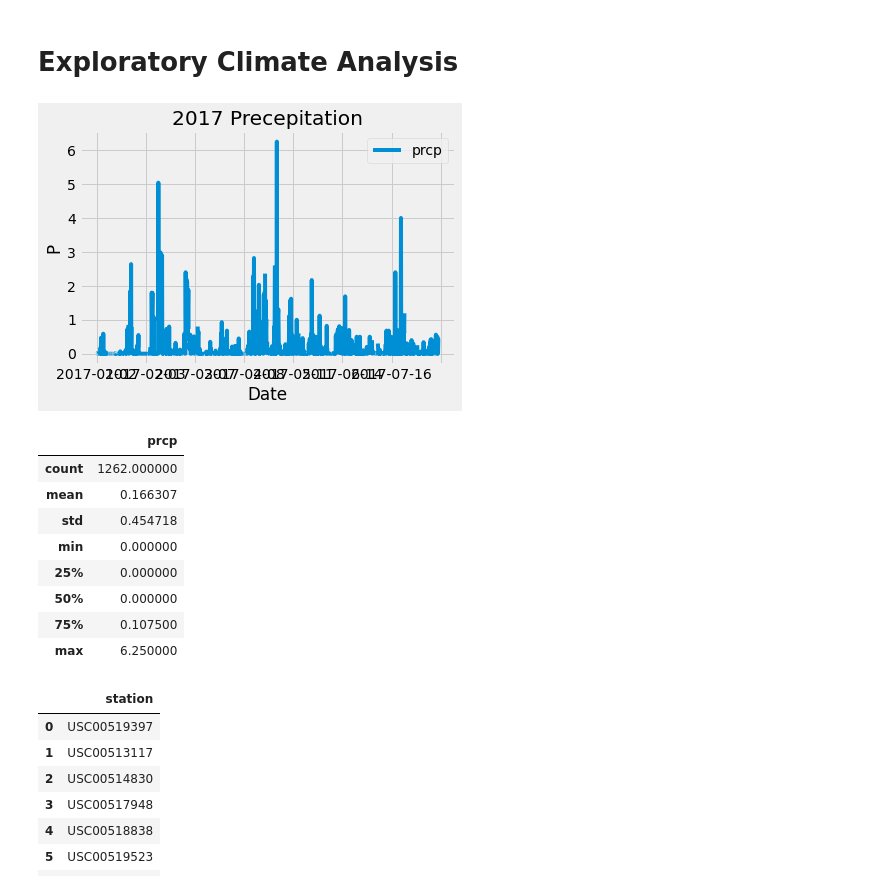
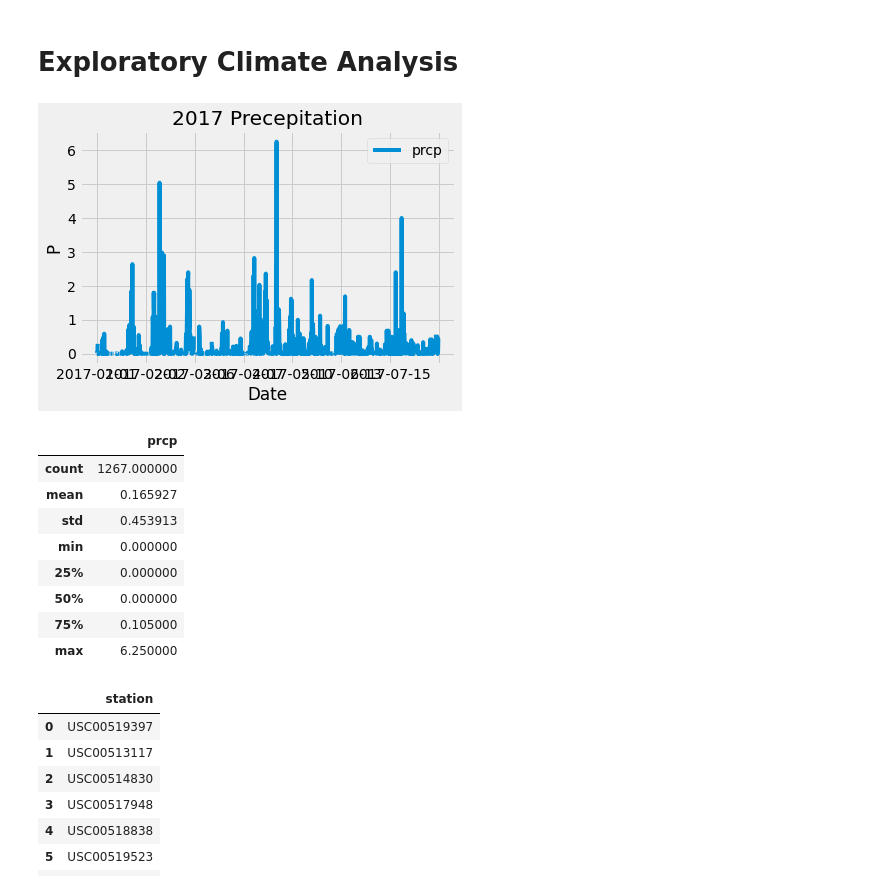
Before and after one commit to npipkins/HW10-SQLalchemy-challenge, a Jupyter notebook: climate_starter.ipynb, the cells around one changed output. Saved outputs shown, nothing was run; the diff lists cells and outputs as text; code cells hidden in the pictures.

```diff
--- a/climate_starter.ipynb
+++ b/climate_starter.ipynb
@@ -44,39 +44,39 @@ Session = create_session(bind = engine)
 # %%
 # Design a query to retrieve the last 12 months of precipitation data and plot the results
 # engine.execute("select * from measurement where date >= '2016-01-01'").fetchall()
 
 # Calculate the date 1 year ago from the last data point in the database
 
 # Perform a query to retrieve the data and precipitation scores
-x = Session.query(Measurement.date, Measurement.prcp).filter(Measurement.date > '2017-01-01')
+x = Session.query(Measurement.date, Measurement.prcp).filter(Measurement.date >= '2017-01-01')
 
 # Save the query results as a Pandas DataFrame and set the index to the date column
 df = pd.DataFrame(x).set_index('date')
 
 # Sort the dataframe by date
 df = df.sort_values(by='date', axis=0, ascending=True)
 
 # Use Pandas Plotting with Matplotlib to plot the data
 df.plot.line(y='prcp', use_index=True)
 
 plt.title('2017 Precepitation')
 plt.xlabel('Date')
 plt.ylabel('P')
 plt.show()
 # %% [output]
-[figure, old version]
+[figure, new version]
 # %%
 # Use Pandas to calcualte the summary statistics for the precipitation data
 df.describe()
 # %% [output]
 |  | prcp |
-| count | 1262.000000 |
-| mean | 0.166307 |
-| std | 0.454718 |
+| count | 1267.000000 |
+| mean | 0.165927 |
+| std | 0.453913 |
 | min | 0.000000 |
 | 25% | 0.000000 |
 | 50% | 0.000000 |
-| 75% | 0.107500 |
+| 75% | 0.105000 |
 | max | 6.250000 |
 # %%
 # Design a query to show how many stations are available in this dataset?
```
